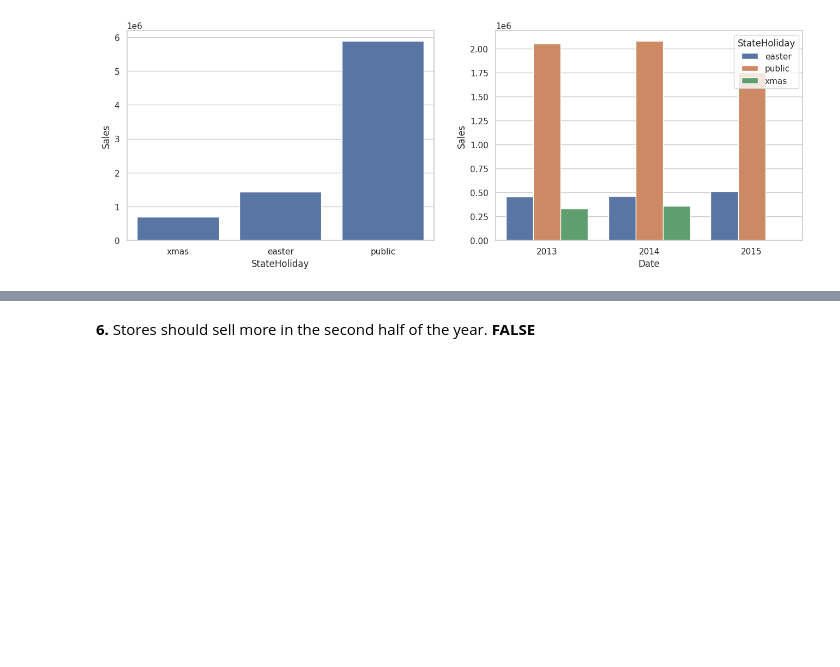
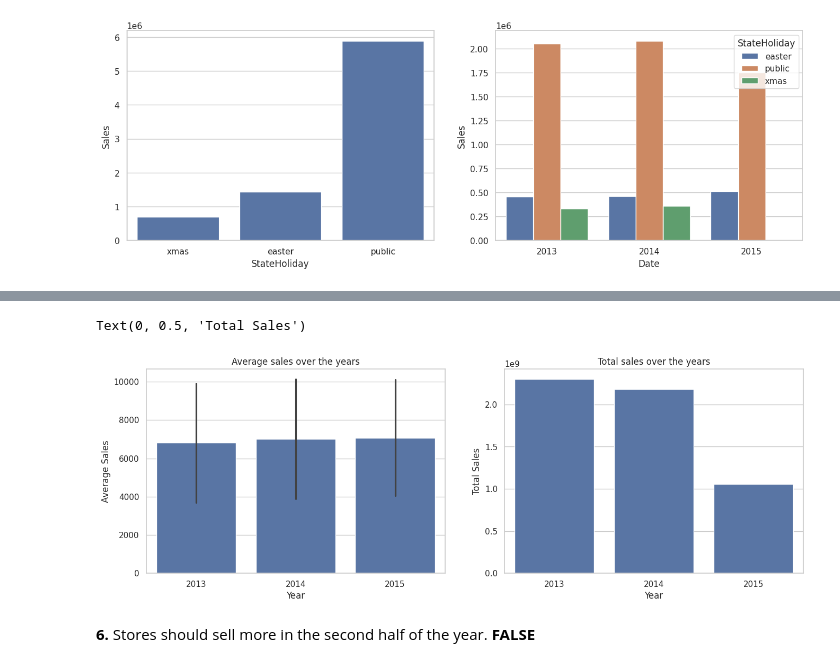
Before and after one commit to ezequielpf/rossmann_sales_prediction, a Jupyter notebook: notebooks/store_sales_predict_v1.ipynb, the cells around one changed output, grey strips where cells are left out. Cells and saved outputs as stored; diff of their text form; code cells hidden in the pictures; blank space fills up the shorter version.

```diff
--- a/notebooks/store_sales_predict_v1.ipynb
+++ b/notebooks/store_sales_predict_v1.ipynb
@@ -594,0 +634,5 @@ Text(0, 0.5, 'Total Sales')
+# %%
+hyp5 = df_train[["Date", "Sales"]]
+hyp5["Year"] = hyp5["Date"].dt.year
+hyp5.drop(columns="Date", inplace=True)
+hyp5
@@ -595,3 +662,16 @@ Text(0, 0.5, 'Total Sales')
+# %%
+fig, ax = plt.subplots(nrows=1, ncols=2, figsize=(16 ,5))
+sns.barplot(data=hyp5, x="Year", y="Sales", estimator="mean", errorbar="sd", ax=ax[0])
+sns.barplot(data=hyp5, x="Year", y="Sales", estimator="sum", errorbar="sd", ax=ax[1])
+ax[0].set_title("Average sales over the years")
+ax[1].set_title("Total sales over the years")
+ax[0].set_xlabel("Year")
+ax[1].set_xlabel("Year")
+ax[0].set_ylabel("Average Sales")
+ax[1].set_ylabel("Total Sales")
+# %% [output]
+Text(0, 0.5, 'Total Sales')
+[figure, added]
 # %% [markdown]
 **6.** Stores should sell more in the second half of the year. **FALSE**
 # %%
```
Also changed, not shown: parts of 38 cells of this notebook.
